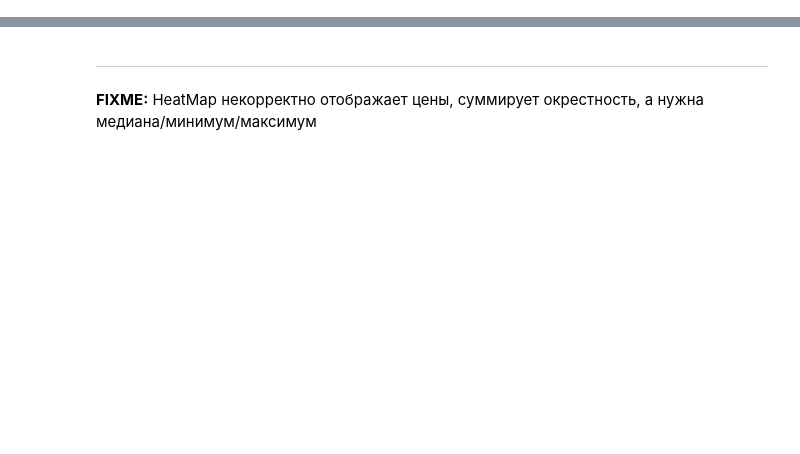
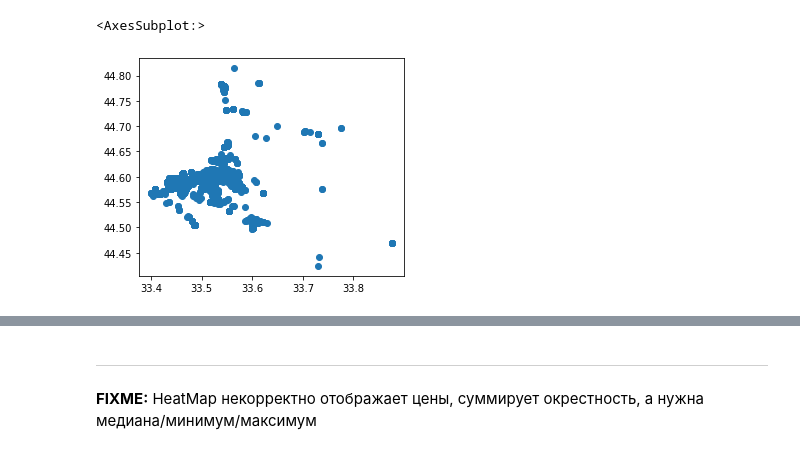
Before and after one commit to smechanoid/avito-parser, a Jupyter notebook: 03-analysis.ipynb, the cells around one changed output, grey strips where cells are left out. Saved outputs shown, nothing was run; the diff lists cells and outputs as text; code cells hidden in the pictures; blank space fills up the shorter version.

```diff
--- a/03-analysis.ipynb
+++ b/03-analysis.ipynb
@@ -30,0 +27,7 @@ df.sample(3)[['title','adr','latitude','longitude','priceM']]
+# %%
+gdf = gpd.GeoDataFrame(
+    df[['title','adr','priceM','latitude','longitude']],
+    geometry = gpd.points_from_xy(df['longitude'], df['latitude']),
+).set_crs(epsg=3857) # Spheric Mercator (EPSG:3857)
+
+gdf
@@ -30,0 +48,5 @@ df.sample(3)[['title','adr','latitude','longitude','priceM']]
+# %%
+gdf.plot()
+# %% [output]
+<AxesSubplot:>
+[figure, added]
```
Also changed, not shown: parts of 23 cells of this notebook.
